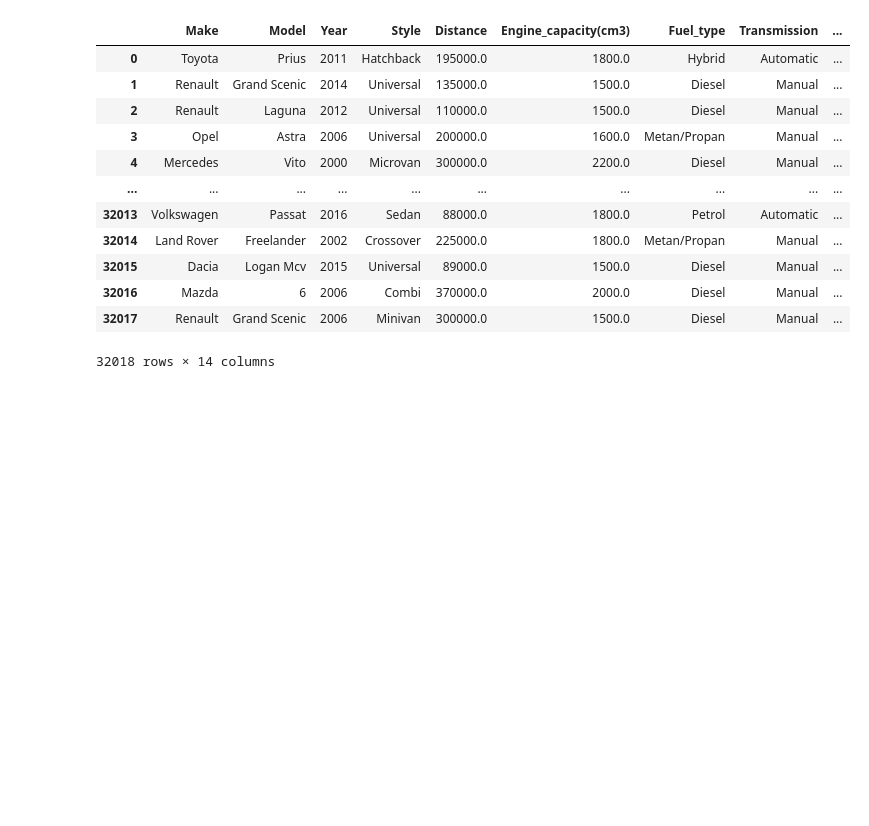
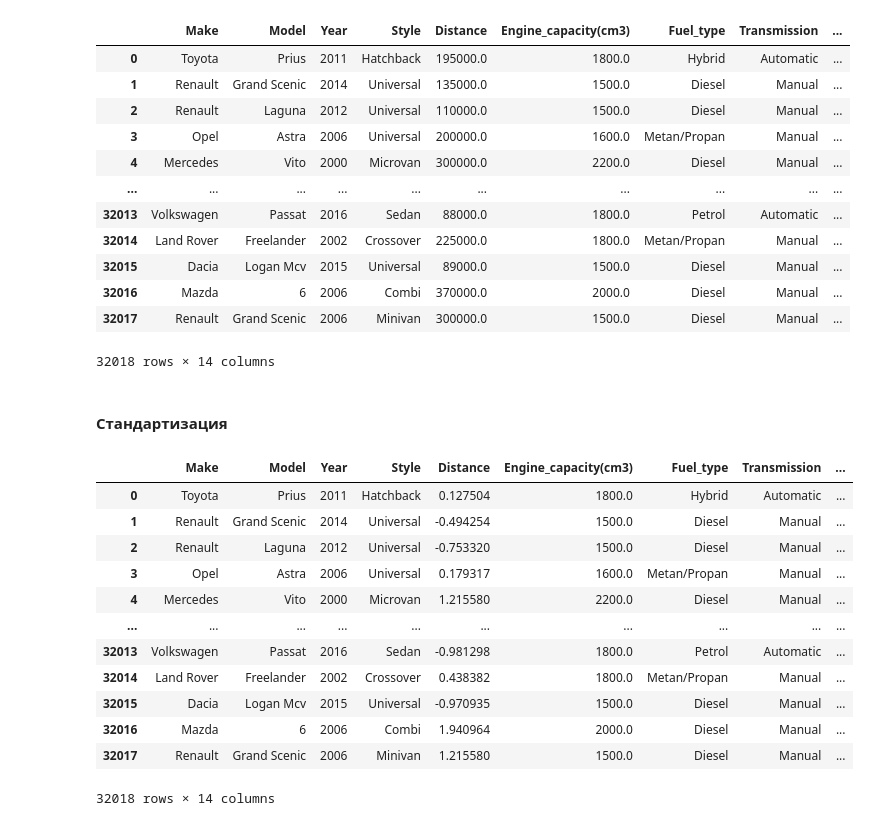
Before and after one commit to pyretttt/master_mle, a Jupyter notebook: practice1.ipynb, the cells around one changed output. Saved outputs shown, nothing was run; the diff lists cells and outputs as text; code cells hidden in the pictures; blank space fills up the shorter version.

```diff
--- a/practice1.ipynb
+++ b/practice1.ipynb
@@ -209,14 +209,13 @@ one_hot_encoded_df = df.copy()
 
 categorical_columns = []
 for column in df.columns:
-    if df[column].dtype == object:
+    if df[column].dtype == object or isinstance(df[column].dtype, pd.CategoricalDtype):
         categorical_columns.append(column)
 
 for column in categorical_columns:
     one_hot_encoded_df = pd.concat([one_hot_encoded_df, pd.get_dummies(df[column])], axis=1)
 
-one_hot_encoded_df
-
-# 850 колонок 🤯
+display(one_hot_encoded_df)
+# 853 колонок 🤯
 
 one_hot_encoded_df.to_csv('datasets/one_hot_encoded_df.csv', index=False)
@@ -248,3 +261,31 @@ ordinal_encoded_df.to_csv('datasets/ordinal_encoded_df.csv', index=False)
 | 32016 | Mazda | 6 | 2006 | Combi | 370000.0 | 2000.0 | Diesel | Manual | ... |
 | 32017 | Renault | Grand Scenic | 2006 | Minivan | 300000.0 | 1500.0 | Diesel | Manual | ... |
 32018 rows × 14 columns
+# %% [markdown]
+#### Стандартизация
+# %%
+from sklearn.preprocessing import StandardScaler
+standard_df = df.copy()
+
+std_scaler = StandardScaler()
+std_nor_exclude_list = ['Year', 'mean_price_deviation', 'Engine_capacity(cm3)'] # Поля, которые не нужно стандартизировать
+num_columns = [column for column in df.columns if
+               column not in (categorical_columns + std_nor_exclude_list)]
+standard_df[num_columns] = std_scaler.fit_transform(standard_df[num_columns])
+display(standard_df)
+
+standard_df.to_csv('datasets/standard_df.csv', index=False)
+# %% [output]
+|  | Make | Model | Year | Style | Distance | Engine_capacity(cm3) | Fuel_type | Transmission | ... |
+| 0 | Toyota | Prius | 2011 | Hatchback | 0.127504 | 1800.0 | Hybrid | Automatic | ... |
+| 1 | Renault | Grand Scenic | 2014 | Universal | -0.494254 | 1500.0 | Diesel | Manual | ... |
+| 2 | Renault | Laguna | 2012 | Universal | -0.753320 | 1500.0 | Diesel | Manual | ... |
+| 3 | Opel | Astra | 2006 | Universal | 0.179317 | 1600.0 | Metan/Propan | Manual | ... |
+| 4 | Mercedes | Vito | 2000 | Microvan | 1.215580 | 2200.0 | Diesel | Manual | ... |
+| ... | ... | ... | ... | ... | ... | ... | ... | ... | ... |
+| 32013 | Volkswagen | Passat | 2016 | Sedan | -0.981298 | 1800.0 | Petrol | Automatic | ... |
+| 32014 | Land Rover | Freelander | 2002 | Crossover | 0.438382 | 1800.0 | Metan/Propan | Manual | ... |
+| 32015 | Dacia | Logan Mcv | 2015 | Universal | -0.970935 | 1500.0 | Diesel | Manual | ... |
+| 32016 | Mazda | 6 | 2006 | Combi | 1.940964 | 2000.0 | Diesel | Manual | ... |
+| 32017 | Renault | Grand Scenic | 2006 | Minivan | 1.215580 | 1500.0 | Diesel | Manual | ... |
+32018 rows × 14 columns
```
Also changed, not shown: parts of 6 cells of this notebook, 3 other files.
